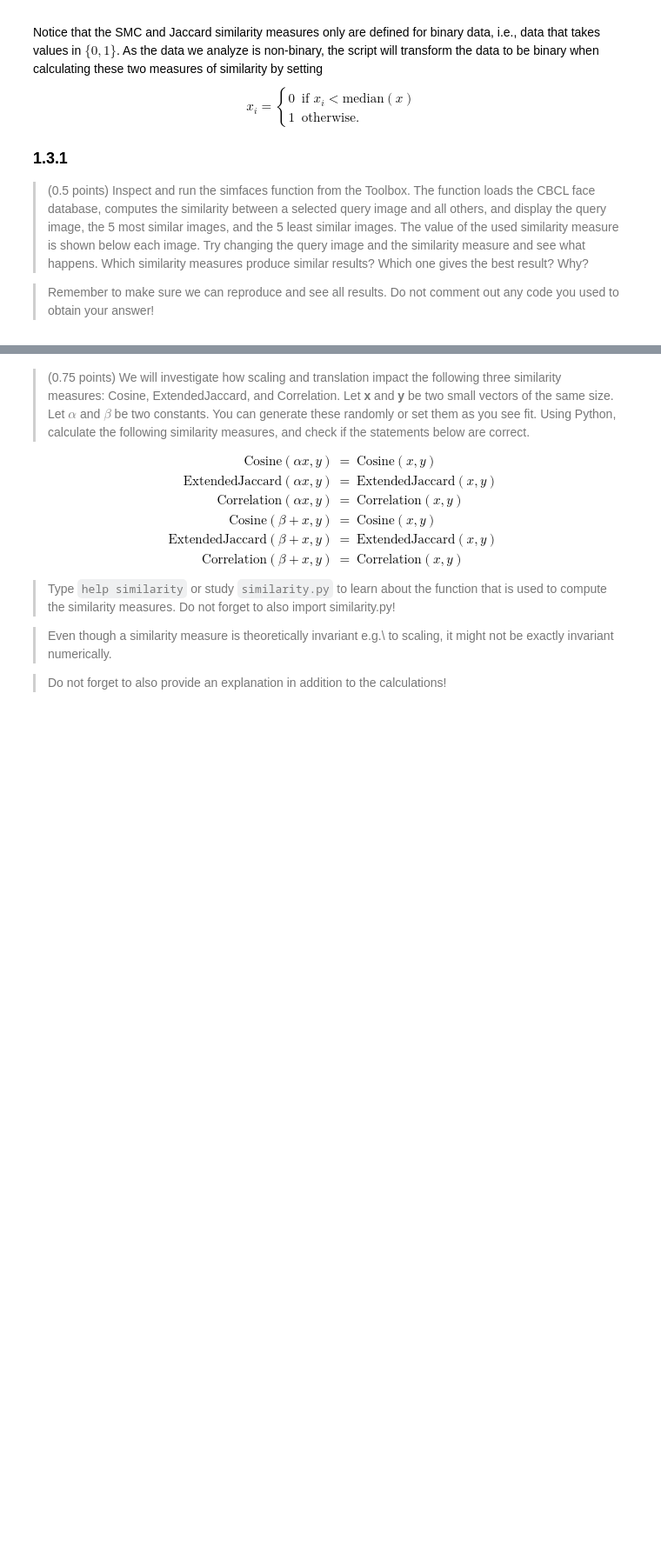
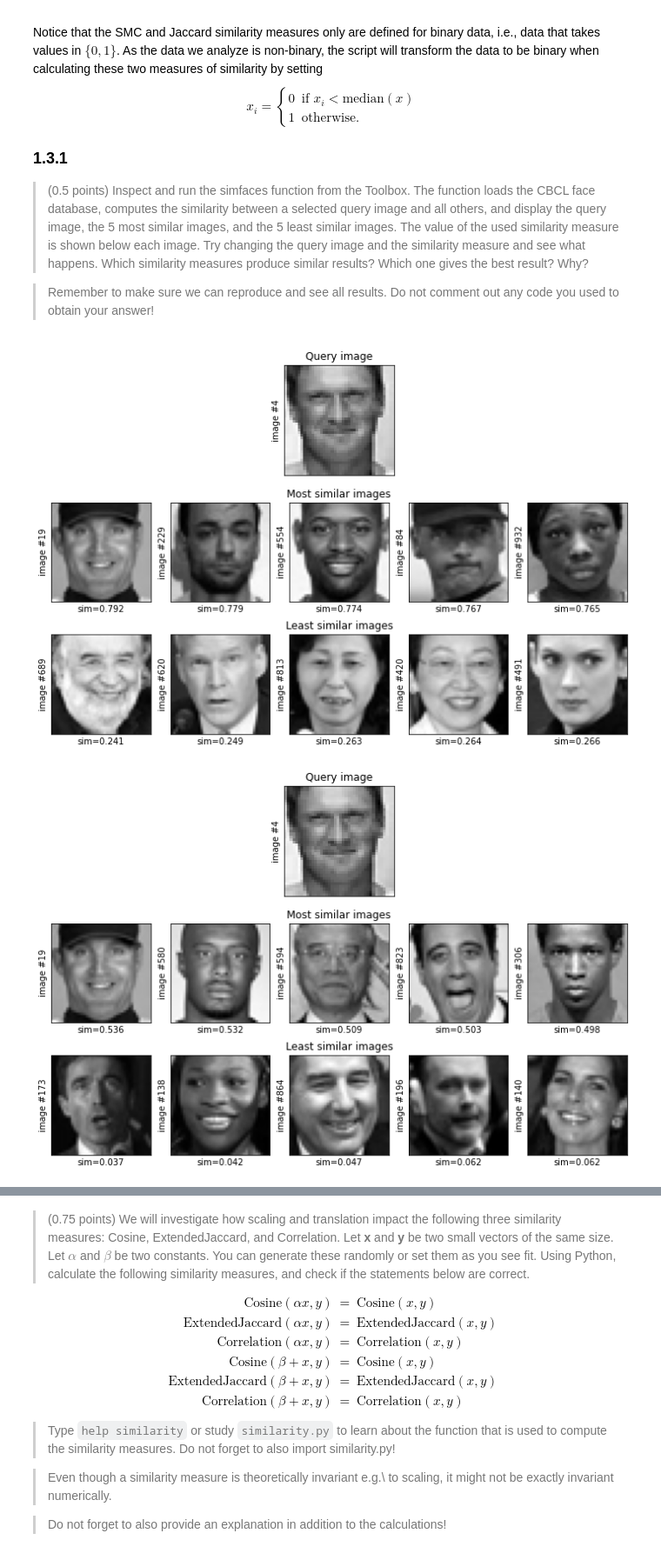
Before and after one commit to marisgg/data-mining, a Jupyter notebook: assignment_1/assignment_1/assignment_1.ipynb, the cells around one changed output, grey strips where cells are left out. Shown at 87% size. Drawn from its saved outputs; the diff is of its cells as text; code cells hidden in the pictures; blank space fills up the shorter version.

```diff
--- a/assignment_1/assignment_1/assignment_1.ipynb
+++ b/assignment_1/assignment_1/assignment_1.ipynb
@@ -585,8 +672,15 @@ $$x_i = \left\{ \begin{array}{ll} 0 & \textrm{if~} x_i < \textrm{median}({x}) \\
 # %%
 import sys
 sys.path.insert(0, '..')
 
 import toolbox.simfaces as faces
 import toolbox.similarity as similar
 
-faces.simfaces(5, 'Correlation')
+faces.simfaces(4, 'smc')
+faces.simfaces(4, 'jaccard')
+faces.simfaces(4, 'cosine')
+faces.simfaces(4, 'extendedjaccard')
+faces.simfaces(4,'correlation')
+# %% [output]
+[figure, added]
+[figure, added]
```
Also changed, not shown: parts of 32 cells of this notebook, 2 other files.
